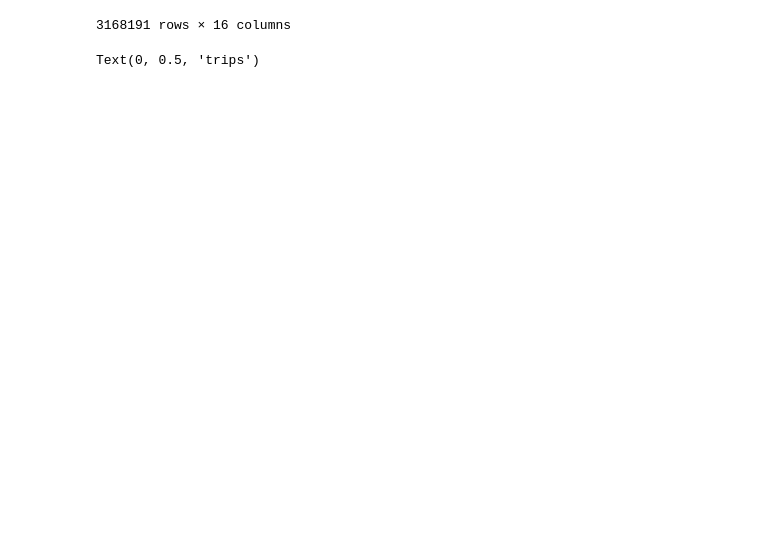
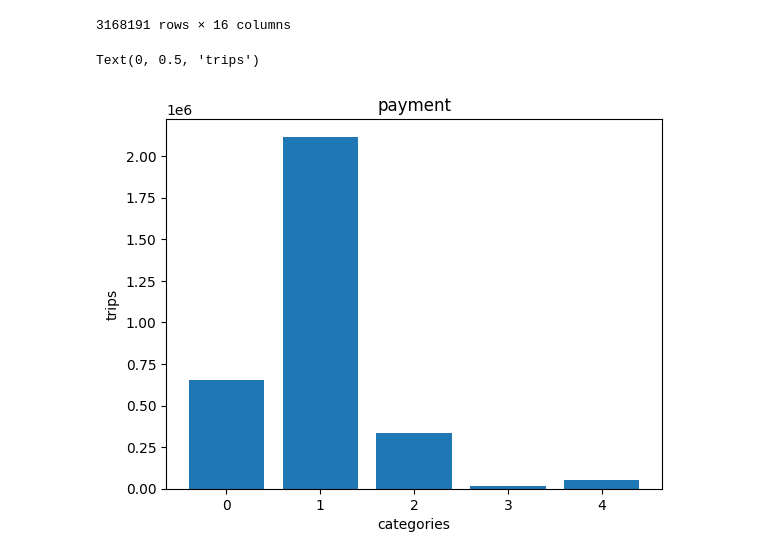
Before and after one commit to thaiiss7/machine-learning, a Jupyter notebook: taxis/main.ipynb, the cells around one changed output. Drawn from its saved outputs; the diff is of its cells as text; code cells hidden in the pictures; blank space fills up the shorter version.

```diff
--- a/taxis/main.ipynb
+++ b/taxis/main.ipynb
@@ -175,9 +175,14 @@ df
 # %%
 import pandas as pd
 import matplotlib.pyplot as plt
 
-plt.hist(df["VendorID"])
-plt.xlabel("VendorID")
+category = df["payment_type"].value_counts()
+
+plt.bar(category.index, category.values)
+
+plt.title("payment")
+plt.xlabel("categories")
 plt.ylabel("trips")
 # %% [output]
 Text(0, 0.5, 'trips')
+[figure, added]
```
Also changed, not shown: parts of 4 cells of this notebook.
